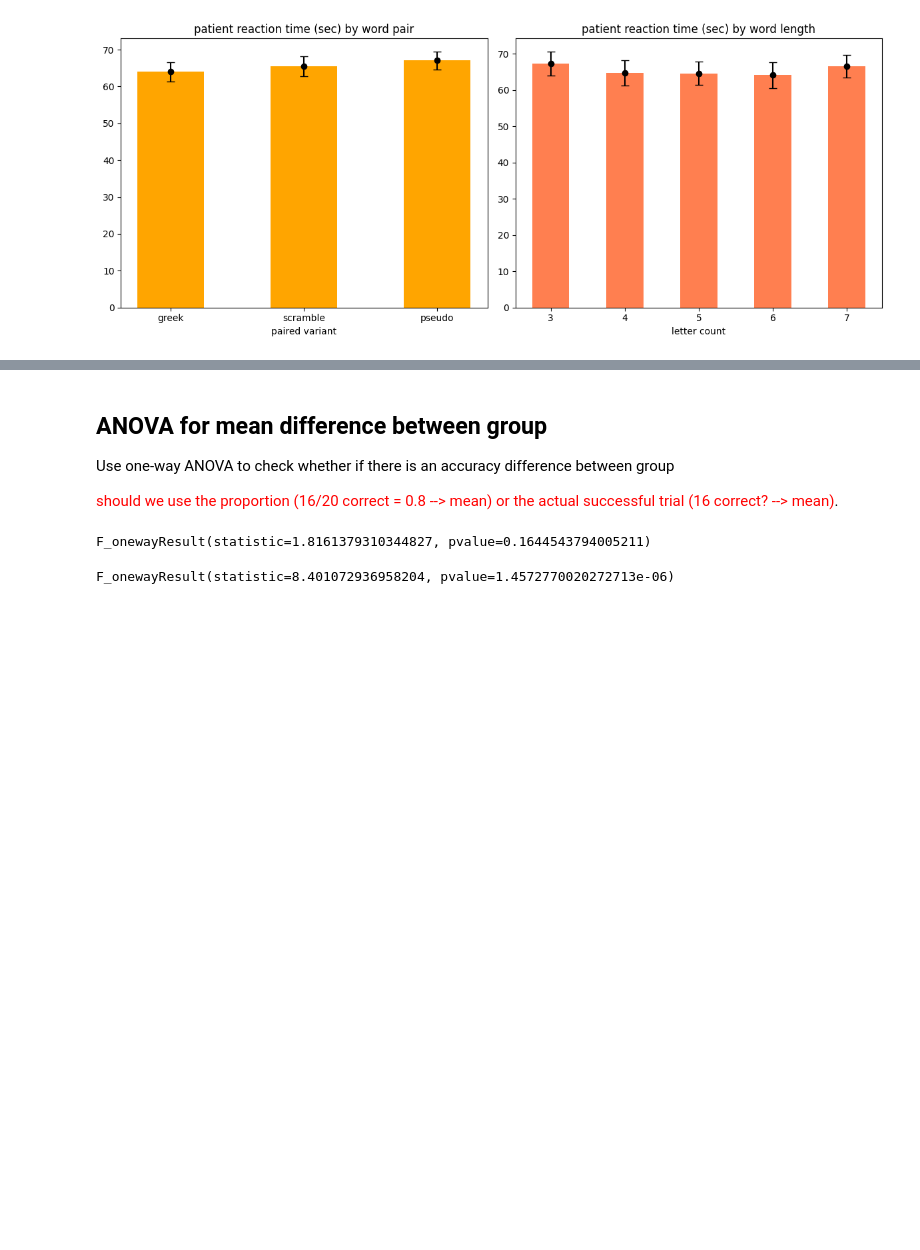
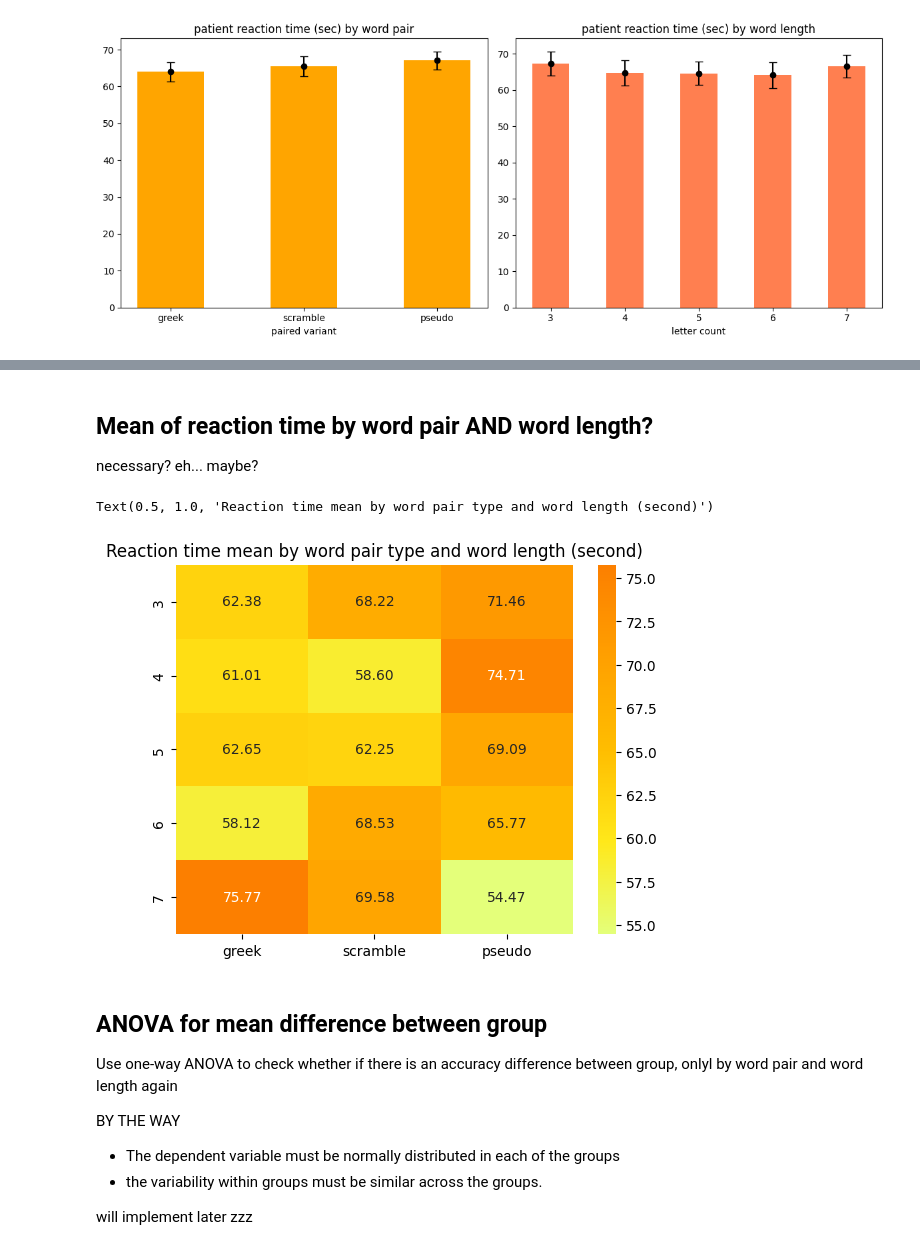
Before and after one commit to Plausma/Dyslexia, a Jupyter notebook: calculation/calc.ipynb, the cells around one changed output, grey strips where cells are left out. Saved outputs shown, nothing was run; the diff lists cells and outputs as text; code cells hidden in the pictures; blank space fills up the shorter version.

```diff
--- a/calculation/calc.ipynb
+++ b/calculation/calc.ipynb
@@ -128,8 +153,35 @@ pseudo reaction time = 6709.8 %
+# %% [markdown]
+## Mean of reaction time by word pair AND word length?
+necessary? eh... maybe?
+# %%
+resultpanel = []
+
+# create dataframe, row as the word length
+for len in wordlenlist:
+    rowlen = []
+
+    # then each column as the word pair type
+    for pair in wordlist:
+        test = np.mean(timedf.loc[accudf["len"] == len, pair])
+        rowlen.append(test)
+
+    resultpanel.append(rowlen)
+
+timeresultdf = pd.DataFrame(resultpanel)
+
+sea.heatmap(timeresultdf, annot=True, xticklabels= wordlist, yticklabels= wordlenlist,  fmt=".2f", cmap="Wistia").set_title("Reaction time mean by word pair type and word length (second)")
+# %% [output]
+Text(0.5, 1.0, 'Reaction time mean by word pair type and word length (second)')
+[figure, added]
 # %% [markdown]
 ## ANOVA for mean difference between group
-Use one-way ANOVA to check whether if there is an accuracy difference between group
+Use one-way ANOVA to check whether if there is an accuracy difference between group, onlyl by word pair and word length again
 
-<span style="color:red">should we use the proportion (16/20 correct = 0.8 --> mean) or the actual successful trial (16 correct? --> mean)</span>.
+BY THE WAY
+- The dependent variable must be normally distributed in each of the groups
+- the variability within groups must be similar across the groups.
+
+will implement later zzz
 # %%
 # calculate difference inbetween group, using aonva first
 anova_accu_bypair =  stats.f_oneway(accudf["greek"], accudf["scramble"], accudf["pseudo"])
@@ -140,7 +192,4 @@ print(anova_accu_bypair)
 templist = [accudf.loc[accudf["len"] == len].to_numpy().ravel().tolist() for len in wordlenlist]
 
 # then we unpack it from [A, B, C] --> A, B, C by *[]
-stats.f_oneway(*templist)
+print(stats.f_oneway(*templist))
-# %% [output]
-F_onewayResult(statistic=1.8161379310344827, pvalue=0.1644543794005211)
-F_onewayResult(statistic=8.401072936958204, pvalue=1.4572770020272713e-06)
```
Also changed, not shown: parts of 5 cells of this notebook.
